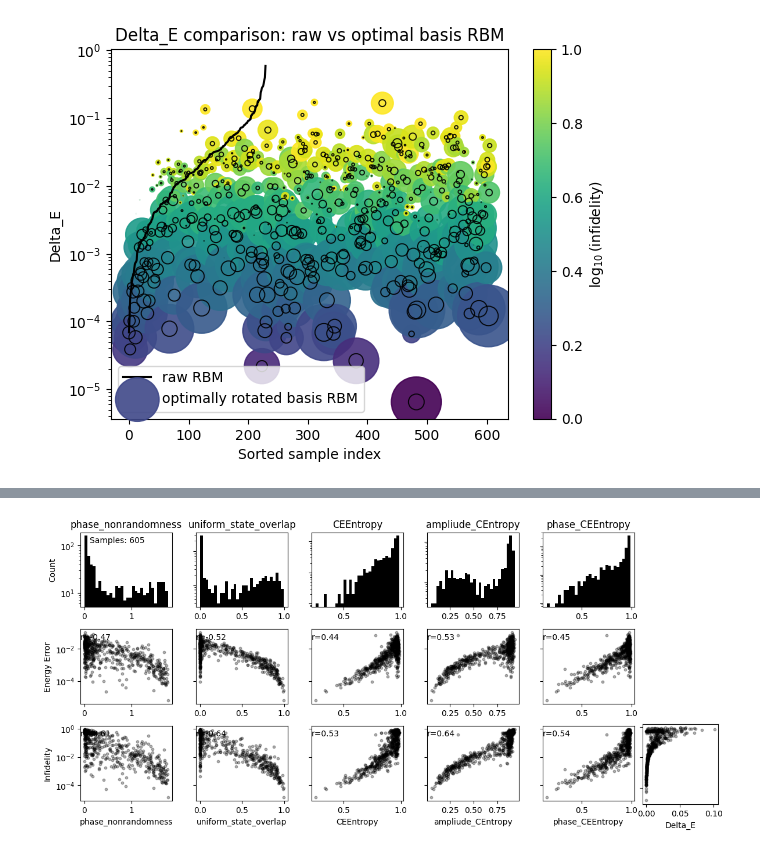
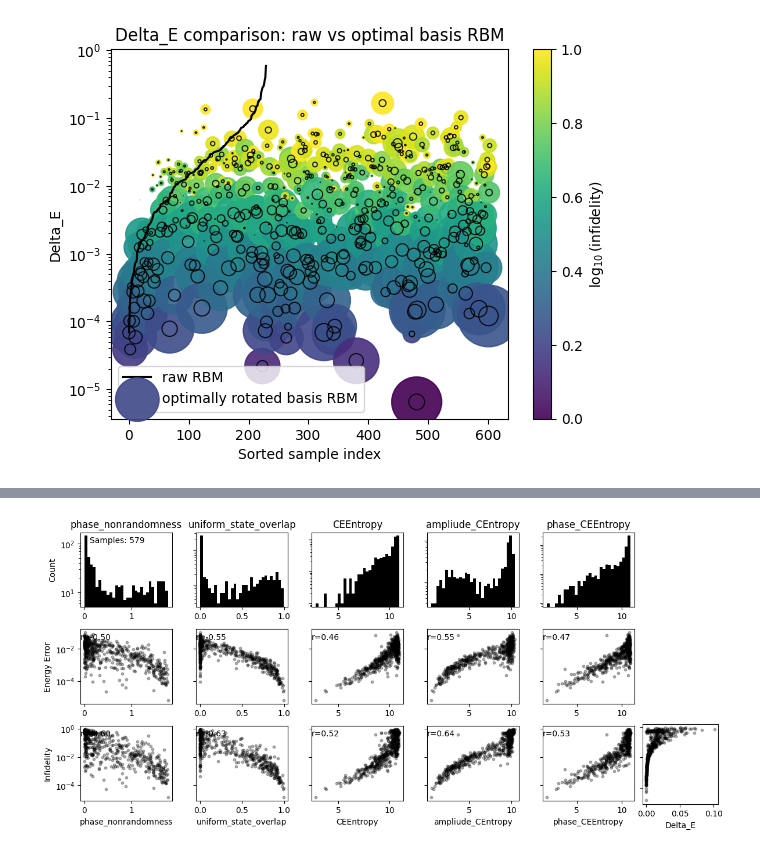
Before and after one commit to NilsNiggemann/DataMiningRBMs, a Jupyter notebook: ana_notebooks/optimal_rotations.ipynb, the cells around one changed output, grey strips where cells are left out. Cells and saved outputs as stored; diff of their text form; code cells hidden in the pictures.

```diff
--- a/ana_notebooks/optimal_rotations.ipynb
+++ b/ana_notebooks/optimal_rotations.ipynb
@@ -41,6 +41,11 @@ print(len(df_raw))
 # %%
 df_opt["gap"] = df_opt["exact_energies"].apply(lambda energies: (energies[1] - energies[0]) if energies is not None and len(energies) >= 2 else np.nan)
 df_raw["gap"] = df_raw["exact_energies"].apply(lambda energies: (energies[1] - energies[0]) if energies is not None and len(energies) >= 2 else np.nan)
+# %%
+df_opt = df_opt[df_opt['gap'] >= 0].reset_index(drop=True)
+df_opt = analysis.attach_hypotheses_fields(df_opt, hypotheses)
+df_opt["idx"] = df_opt["file"].apply(lambda x: int(os.path.basename(x).split('_')[2]))
+# df_raw = df_raw[df_raw['gap'] >= 0].reset_index(drop=True)
 # %%
 def filter_dataframe_by_range(df, field, lower_bound, upper_bound):
     """
@@ -416,12 +433,11 @@ plt_fig = plotCorrelations(df_eval,hyptheses_trim,ylog=True,xlog=False,pearson=T
+# %%
+import netket as nk
+
+def sort_normalize(v):
+    vs = np.sort(np.abs(v))[::-1]
+    return vs / np.sum(vs)
 # %%
-import netket as nk
-
-def sort_normalize(v):
-    vs = np.sort(np.abs(v))[::-1]
-    # return vs / np.linalg.norm(vs)
-    return vs #/ vs[0]
-
-H_index = 215
+H_index = 30
 psi = df_opt.psi_0.values[H_index]
 hilbert = nk.hilbert.Spin(1/2, N=16)
 cumulant_coeffs = sort_normalize(ce.fwht_coeffs_in_cluster_col_order( np.log(psi), hilbert))
@@ -448,73 +519,22 @@ plt.show()
 # %%
-def relative_weights(v, max_N):
-    vs = np.sort(np.abs(v))[::-1]
-    return np.sum(vs[1:max_N]) /  vs[0]
-    # return np.sum(vs[max_N+1:-1]) /  np.sum(vs[0:max_N])
-
-def cluster_expansion_decay(logpsi,hilbert, max_N):
-    """
-    estimates the decay of cluster expansion coefficients by expanding logpsi = W + \\sum_i c_i \\sigma_i + \\sum_{i<j} c_{ij} \\sigma_i \\sigma_j + .... for the max_N most significant terms
-    """
-    cluster_coeffs_test_exact = ce.fwht_coeffs_in_cluster_col_order(logpsi, hilbert)
-    sorted_c = sort_normalize(cluster_coeffs_test_exact)
-    relweights = relative_weights(sorted_c, max_N)
-
-    return relweights
-
-# Define the CEdecay lambda function
-# CEdecay = lambda x: cluster_expansion_decay(np.log(x), nk.hilbert.Spin(1/2, N=16), max_N=16**2+32)
-def CEdecay(psi):
-    hilbert = nk.hilbert.Spin(1/2, N=16)
-    ce1 = cluster_expansion_decay(np.log(psi), hilbert, max_N=16**2+32)
-    return ce1
-    # ce2 = cluster_expansion_decay(psi, hilbert, max_N=16**2+32)
-    # return np.min([ce1, ce2])
-
-def CEEntropy(logpsi):
-    hilbert = nk.hilbert.Spin(1/2, N=16)
-
-    ce1 = ce.fwht_coeffs_in_cluster_col_order(logpsi, hilbert)
-    sorted_c = sort_normalize(ce1)
-    sorted_c = sorted_c / np.sum(sorted_c)
-    num_c = len(sorted_c)
-    return -1/np.log(num_c) * np.sum(sorted_c * np.log(sorted_c))
-    # ce2 = cluster_expansion_decay(psi, hilbert, max_N=16**2+32)
-    # return np.min([ce1, ce2])
-
-def min_CEEntropy(psi):
-    return min(CEEntropy(psi), CEEntropy(np.log(psi)),CEEntropy(np.sqrt(psi)), CEEntropy(np.sqrt(psi)),  CEEntropy(np.exp(psi)) )
-# Ensure the hypotheses dictionary includes the CEdecay function
-def amplitude_CEEntropy(psi):
-    return CEEntropy(np.log(np.abs(psi)))
-def phase_CEEntropy(psi):
-    return CEEntropy(np.sign(psi))
-
-def phase_nonrandomness(psi):
-    sigma = std_phase(psi)
-    return np.abs(sigma - np.pi/np.sqrt(3))
-
-def prod_CE_entropy(psi):
-    aE = amplitude_CEEntropy(psi)
-    pE = phase_CEEntropy(psi)
-    return min(aE*pE,aE,pE)
 
 hyptheses_CC = {
     "phase_nonrandomness": phase_nonrandomness,
     # "IPR": ipr,
     # "SPCA": pca_entropy,
     "uniform_state_overlap": uniform_state_overlap,
     "CEEntropy": CEEntropy,
     "ampliude_CEntropy" : amplitude_CEEntropy,
     "phase_CEEntropy" : phase_CEEntropy,
     # "prod_CE_entropy" : prod_CE_entropy,
     # "min_CEEntropy": min_CEEntropy,
 }
 # Filter the dataframe and plot correlations
 infidelityrange = (0, 0.9)
 df_eval = filter_dataframe_by_range(df_opt, 'infidelity', *infidelityrange).copy()
 # df_eval = filter_dataframe_by_range(df_eval, 'uniform_state_overlap', 0.05,1.0).copy()
 # df_eval = df_eval.head(100)
 df_eval = analysis.attach_hypotheses_fields(df_eval, hyptheses_CC)
 plt_fig = plotCorrelations(df_eval, hyptheses_CC, ylog=True, xlog=False, pearson=True)
 # %% [output]
-[figure, old version]
+[figure, new version]
```
Also changed, not shown: parts of 19 cells of this notebook, 3 other files.
